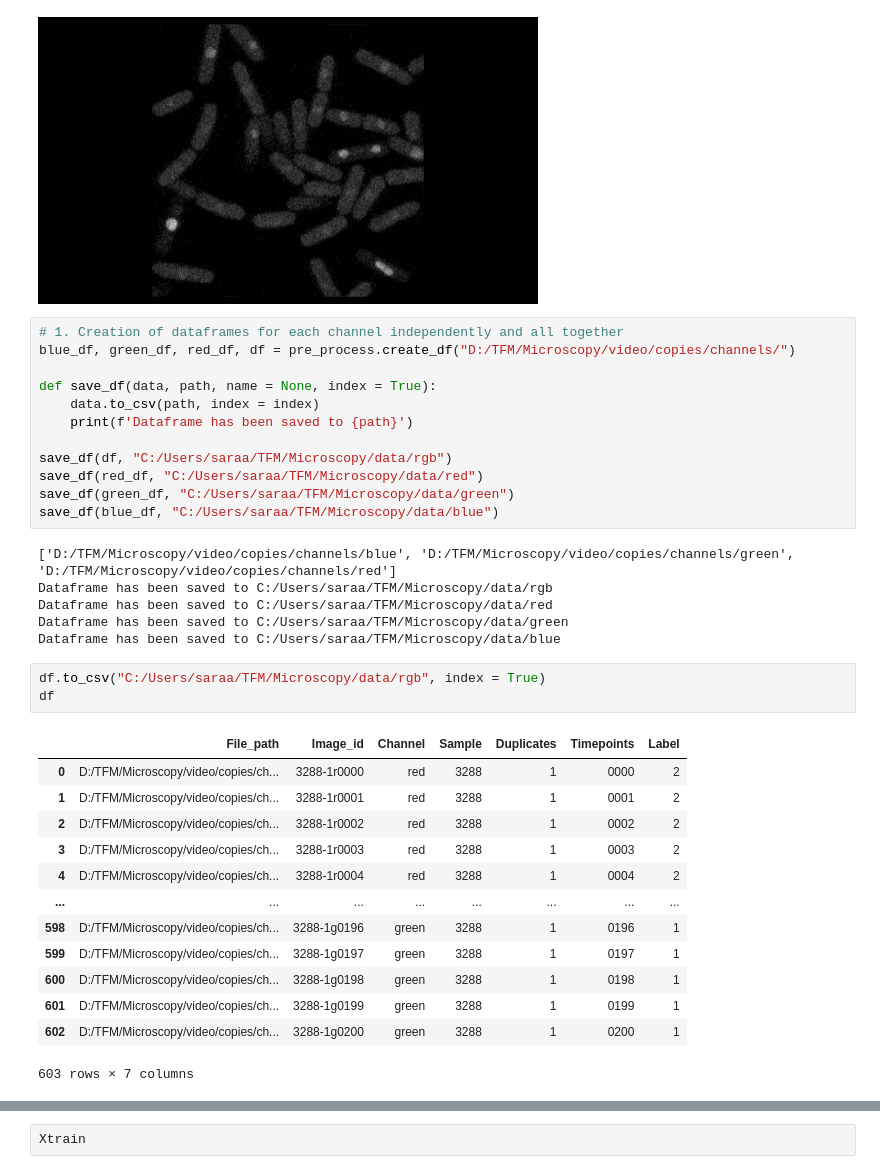
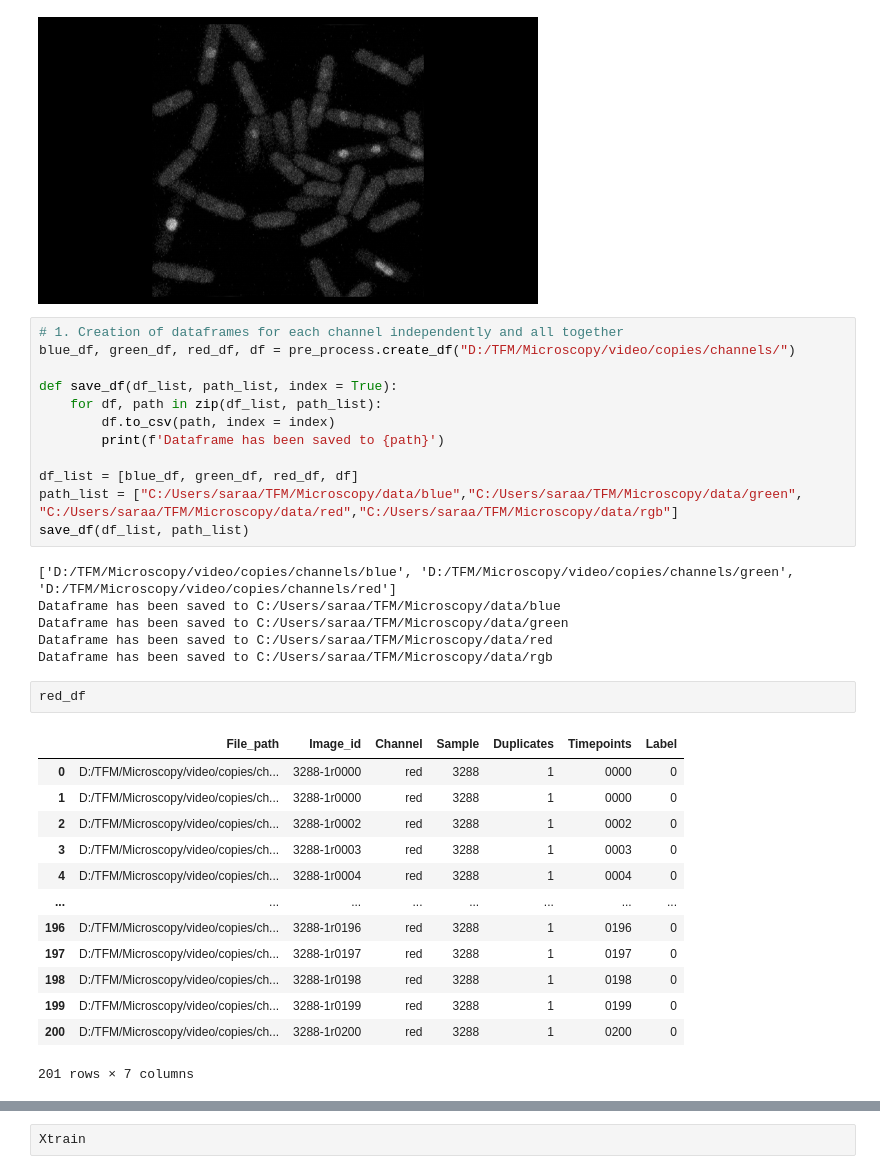
Before and after one commit to sarabenitezinglott/TFM, a Jupyter notebook: Microscopy/preprocess_df.ipynb, the cells around one changed output, grey strips where cells are left out. Saved outputs shown, nothing was run; the diff lists cells and outputs as text.

```diff
--- a/Microscopy/preprocess_df.ipynb
+++ b/Microscopy/preprocess_df.ipynb
@@ -25,37 +25,36 @@ Attempted file (D:/TFM/Microscopy/video/3288-1.czi) load with reader: aicsimagei
 # 1. Creation of dataframes for each channel independently and all together
 blue_df, green_df, red_df, df = pre_process.create_df("D:/TFM/Microscopy/video/copies/channels/")
 
-def save_df(data, path, name = None, index = True):
-    data.to_csv(path, index = index)
-    print(f'Dataframe has been saved to {path}')
+def save_df(df_list, path_list, index = True):
+    for df, path in zip(df_list, path_list):
+        df.to_csv(path, index = index)
+        print(f'Dataframe has been saved to {path}')
 
-save_df(df, "C:/Users/saraa/TFM/Microscopy/data/rgb")
-save_df(red_df, "C:/Users/saraa/TFM/Microscopy/data/red")
-save_df(green_df, "C:/Users/saraa/TFM/Microscopy/data/green")
-save_df(blue_df, "C:/Users/saraa/TFM/Microscopy/data/blue")
+df_list = [blue_df, green_df, red_df, df]
+path_list = ["C:/Users/saraa/TFM/Microscopy/data/blue","C:/Users/saraa/TFM/Microscopy/data/green", "C:/Users/saraa/TFM/Microscopy/data/red","C:/Users/saraa/TFM/Microscopy/data/rgb"]
+save_df(df_list, path_list)
 # %% [output]
 ['D:/TFM/Microscopy/video/copies/channels/blue', 'D:/TFM/Microscopy/video/copies/channels/green', 'D:/TFM/Microscopy/video/copies/channels/red']
+Dataframe has been saved to C:/Users/saraa/TFM/Microscopy/data/blue
+Dataframe has been saved to C:/Users/saraa/TFM/Microscopy/data/green
+Dataframe has been saved to C:/Users/saraa/TFM/Microscopy/data/red
 Dataframe has been saved to C:/Users/saraa/TFM/Microscopy/data/rgb
-Dataframe has been saved to C:/Users/saraa/TFM/Microscopy/data/red
-Dataframe has been saved to C:/Users/saraa/TFM/Microscopy/data/green
-Dataframe has been saved to C:/Users/saraa/TFM/Microscopy/data/blue
-# %%
-df.to_csv("C:/Users/saraa/TFM/Microscopy/data/rgb", index = True)
-df
-# %% [output]
-|  | File_path | Image_id | Channel | Sample | Duplicates | Timepoints | Label |
-| 0 | D:/TFM/Microscopy/video/copies/ch... | 3288-1r0000 | red | 3288 | 1 | 0000 | 2 |
-| 1 | D:/TFM/Microscopy/video/copies/ch... | 3288-1r0001 | red | 3288 | 1 | 0001 | 2 |
-| 2 | D:/TFM/Microscopy/video/copies/ch... | 3288-1r0002 | red | 3288 | 1 | 0002 | 2 |
-| 3 | D:/TFM/Microscopy/video/copies/ch... | 3288-1r0003 | red | 3288 | 1 | 0003 | 2 |
-| 4 | D:/TFM/Microscopy/video/copies/ch... | 3288-1r0004 | red | 3288 | 1 | 0004 | 2 |
-| ... | ... | ... | ... | ... | ... | ... | ... |
-| 598 | D:/TFM/Microscopy/video/copies/ch... | 3288-1g0196 | green | 3288 | 1 | 0196 | 1 |
-| 599 | D:/TFM/Microscopy/video/copies/ch... | 3288-1g0197 | green | 3288 | 1 | 0197 | 1 |
-| 600 | D:/TFM/Microscopy/video/copies/ch... | 3288-1g0198 | green | 3288 | 1 | 0198 | 1 |
-| 601 | D:/TFM/Microscopy/video/copies/ch... | 3288-1g0199 | green | 3288 | 1 | 0199 | 1 |
-| 602 | D:/TFM/Microscopy/video/copies/ch... | 3288-1g0200 | green | 3288 | 1 | 0200 | 1 |
-603 rows × 7 columns
+# %%
+red_df
+# %% [output]
+|  | File_path | Image_id | Channel | Sample | Duplicates | Timepoints | Label |
+| 0 | D:/TFM/Microscopy/video/copies/ch... | 3288-1r0000 | red | 3288 | 1 | 0000 | 0 |
+| 1 | D:/TFM/Microscopy/video/copies/ch... | 3288-1r0000 | red | 3288 | 1 | 0000 | 0 |
+| 2 | D:/TFM/Microscopy/video/copies/ch... | 3288-1r0002 | red | 3288 | 1 | 0002 | 0 |
+| 3 | D:/TFM/Microscopy/video/copies/ch... | 3288-1r0003 | red | 3288 | 1 | 0003 | 0 |
+| 4 | D:/TFM/Microscopy/video/copies/ch... | 3288-1r0004 | red | 3288 | 1 | 0004 | 0 |
+| ... | ... | ... | ... | ... | ... | ... | ... |
+| 196 | D:/TFM/Microscopy/video/copies/ch... | 3288-1r0196 | red | 3288 | 1 | 0196 | 0 |
+| 197 | D:/TFM/Microscopy/video/copies/ch... | 3288-1r0197 | red | 3288 | 1 | 0197 | 0 |
+| 198 | D:/TFM/Microscopy/video/copies/ch... | 3288-1r0198 | red | 3288 | 1 | 0198 | 0 |
+| 199 | D:/TFM/Microscopy/video/copies/ch... | 3288-1r0199 | red | 3288 | 1 | 0199 | 0 |
+| 200 | D:/TFM/Microscopy/video/copies/ch... | 3288-1r0200 | red | 3288 | 1 | 0200 | 0 |
+201 rows × 7 columns
 # %%
 def masks_df(input_stack, type, output_df):
     # 2. Generate masks for each microscopy image stack
```
Also changed, not shown: parts of 4 cells of this notebook, 6 other files.
